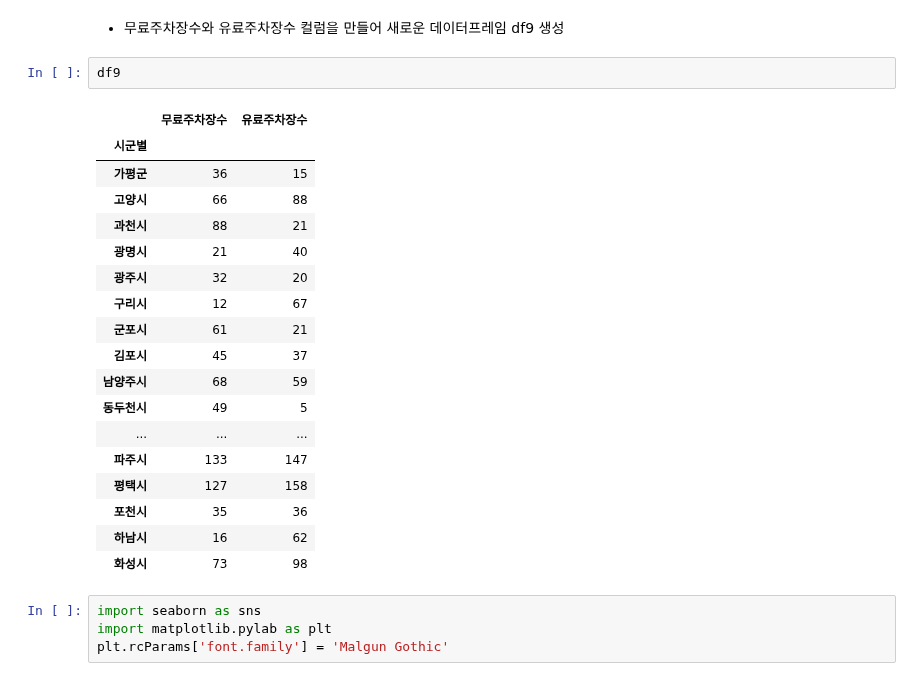
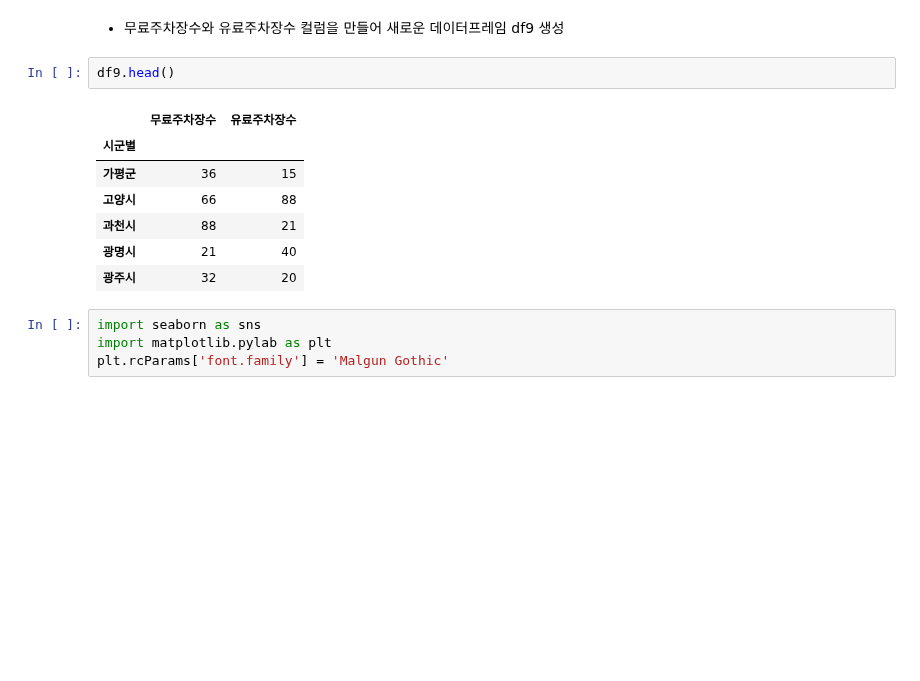
Before and after one commit to SANGHEEZZANG/GGpark, a Jupyter notebook: 경기도주차장수.ipynb, the cells around one changed output. Cells and saved outputs as stored; diff of their text form; blank space fills up the shorter version.

```diff
--- a/경기도주차장수.ipynb
+++ b/경기도주차장수.ipynb
@@ -344,26 +311,15 @@ df9 = df8[['무료주차장수','유료주차장수']]
 # %% [markdown]
 * 무료주차장수와 유료주차장수 컬럼을 만들어 새로운 데이터프레임 df9 생성
 # %%
-df9
+df9.head()
 # %% [output]
 |  | 무료주차장수 | 유료주차장수 |
 | 시군별 |  |  |
 | 가평군 | 36 | 15 |
 | 고양시 | 66 | 88 |
 | 과천시 | 88 | 21 |
 | 광명시 | 21 | 40 |
 | 광주시 | 32 | 20 |
-| 구리시 | 12 | 67 |
-| 군포시 | 61 | 21 |
-| 김포시 | 45 | 37 |
-| 남양주시 | 68 | 59 |
-| 동두천시 | 49 | 5 |
-| ... | ... | ... |
-| 파주시 | 133 | 147 |
-| 평택시 | 127 | 158 |
-| 포천시 | 35 | 36 |
-| 하남시 | 16 | 62 |
-| 화성시 | 73 | 98 |
 # %%
 import seaborn as sns
 import matplotlib.pylab as plt
```
Also changed, not shown: parts of 3 cells of this notebook.
